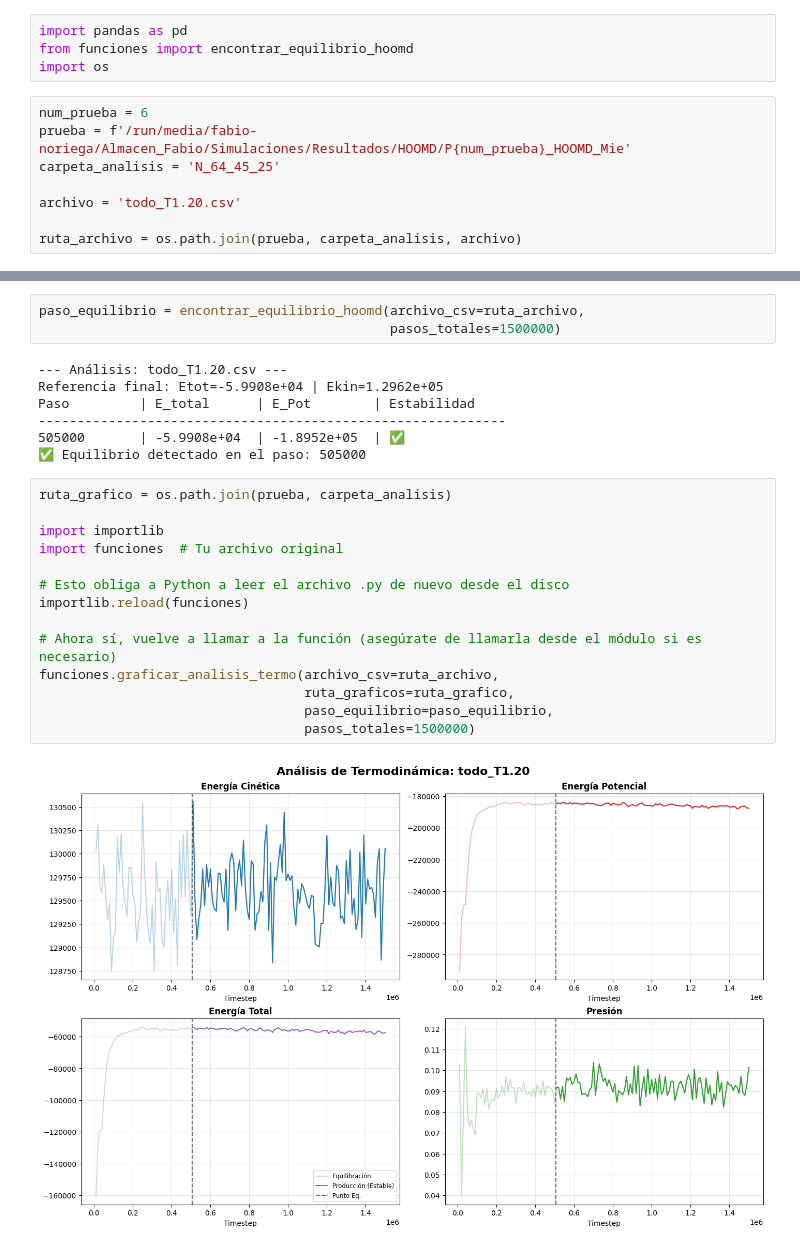
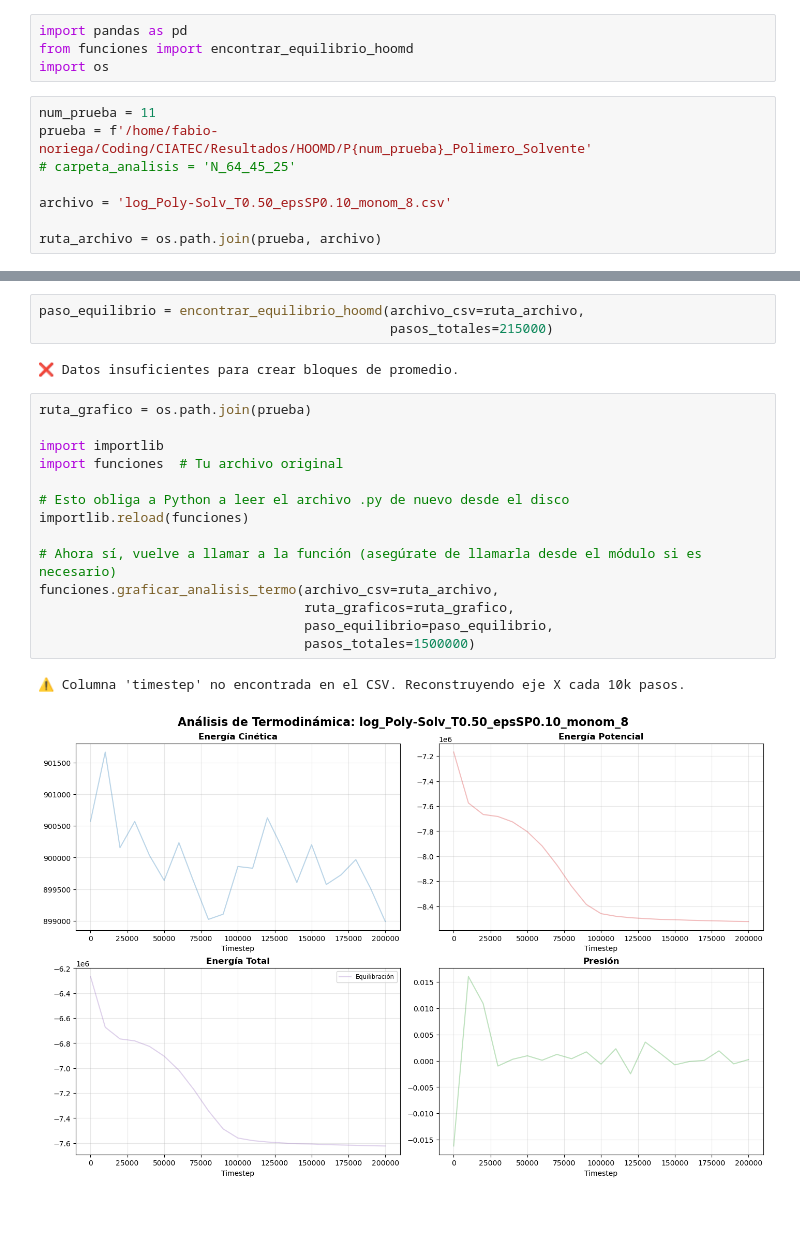
Before and after one commit to FabioNH86/Molecular-Dinamics, a Jupyter notebook: Termodinámica_hoomd.ipynb, the cells around one changed output, grey strips where cells are left out. Drawn from its saved outputs; the diff is of its cells as text; blank space fills up the shorter version.

```diff
--- a/Termodinámica_hoomd.ipynb
+++ b/Termodinámica_hoomd.ipynb
@@ -5,13 +5,13 @@ import pandas as pd
 from funciones import encontrar_equilibrio_hoomd
 import os
 # %%
-num_prueba = 6
-prueba = f'/run/media/fabio-noriega/Almacen_Fabio/Simulaciones/Resultados/HOOMD/P{num_prueba}_HOOMD_Mie'
-carpeta_analisis = 'N_64_45_25'
+num_prueba = 11
+prueba = f'/home/fabio-noriega/Coding/CIATEC/Resultados/HOOMD/P{num_prueba}_Polimero_Solvente'
+# carpeta_analisis = 'N_64_45_25'
 
-archivo = 'todo_T1.20.csv'
+archivo = 'log_Poly-Solv_T0.50_epsSP0.10_monom_8.csv'
 
-ruta_archivo = os.path.join(prueba, carpeta_analisis, archivo)
+ruta_archivo = os.path.join(prueba, archivo)
 # %%
 df = pd.read_csv(ruta_archivo)
 num_filas = df.shape[0]
@@ -21,26 +21,22 @@ Total de filas (sin encabezado): 150
 # %%
 paso_equilibrio = encontrar_equilibrio_hoomd(archivo_csv=ruta_archivo,
-                                             pasos_totales=1500000)
+                                             pasos_totales=215000)
 # %% [output]
---- Análisis: todo_T1.20.csv ---
-Referencia final: Etot=-5.9908e+04 | Ekin=1.2962e+05
-Paso         | E_total      | E_Pot        | Estabilidad
-------------------------------------------------------------
-505000       | -5.9908e+04  | -1.8952e+05  | ✅
-✅ Equilibrio detectado en el paso: 505000
+❌ Datos insuficientes para crear bloques de promedio.
 # %%
-ruta_grafico = os.path.join(prueba, carpeta_analisis)
+ruta_grafico = os.path.join(prueba)
 
 import importlib
 import funciones  # Tu archivo original
 
 # Esto obliga a Python a leer el archivo .py de nuevo desde el disco
 importlib.reload(funciones)
 
 # Ahora sí, vuelve a llamar a la función (asegúrate de llamarla desde el módulo si es necesario)
 funciones.graficar_analisis_termo(archivo_csv=ruta_archivo,
                                   ruta_graficos=ruta_grafico,
                                   paso_equilibrio=paso_equilibrio,
                                   pasos_totales=1500000)
 # %% [output]
+⚠️ Columna 'timestep' no encontrada en el CSV. Reconstruyendo eje X cada 10k pasos.
-[figure, old version]
+[figure, new version]
```
Also changed, not shown: parts of 1 cell of this notebook, 2 other files.
